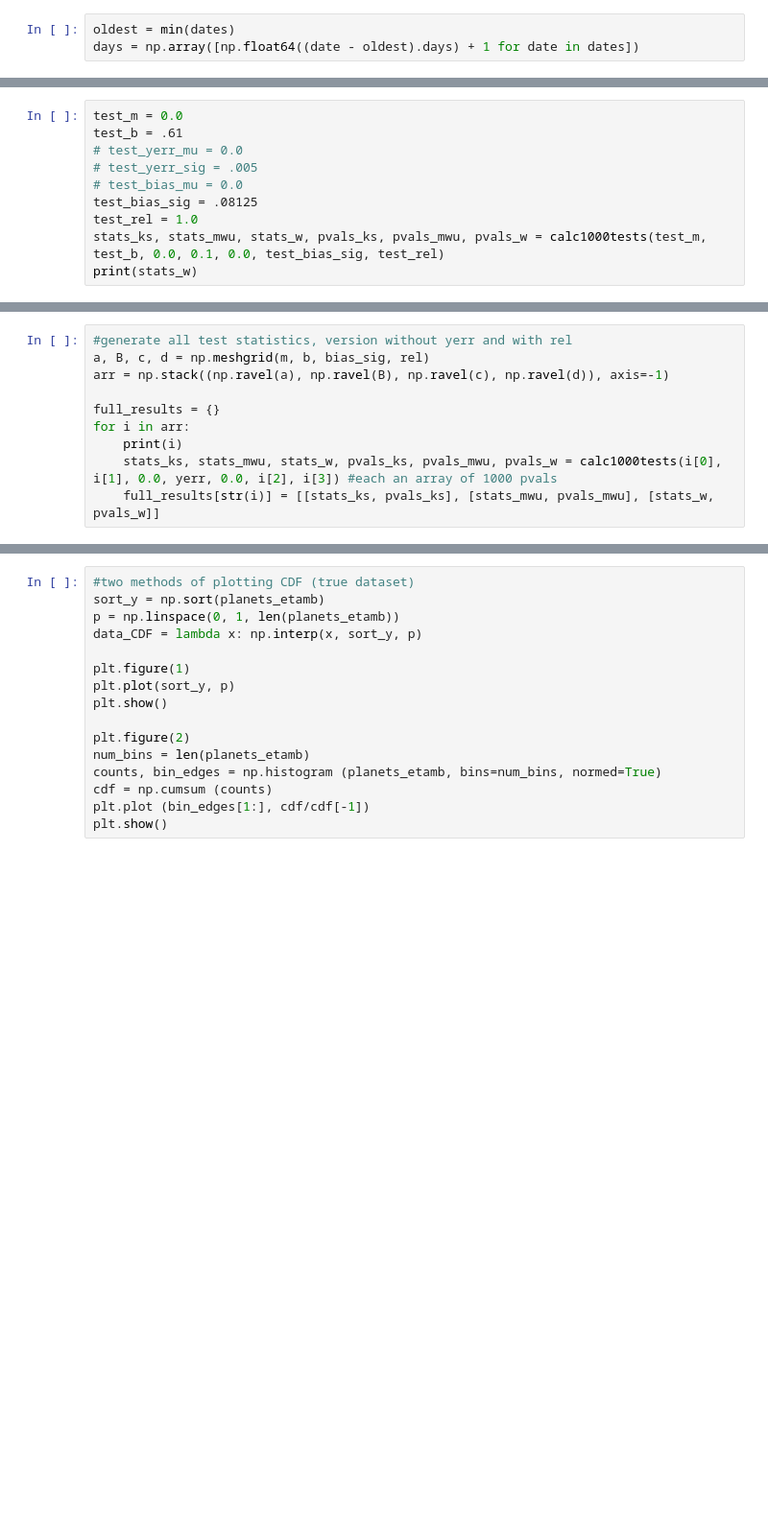
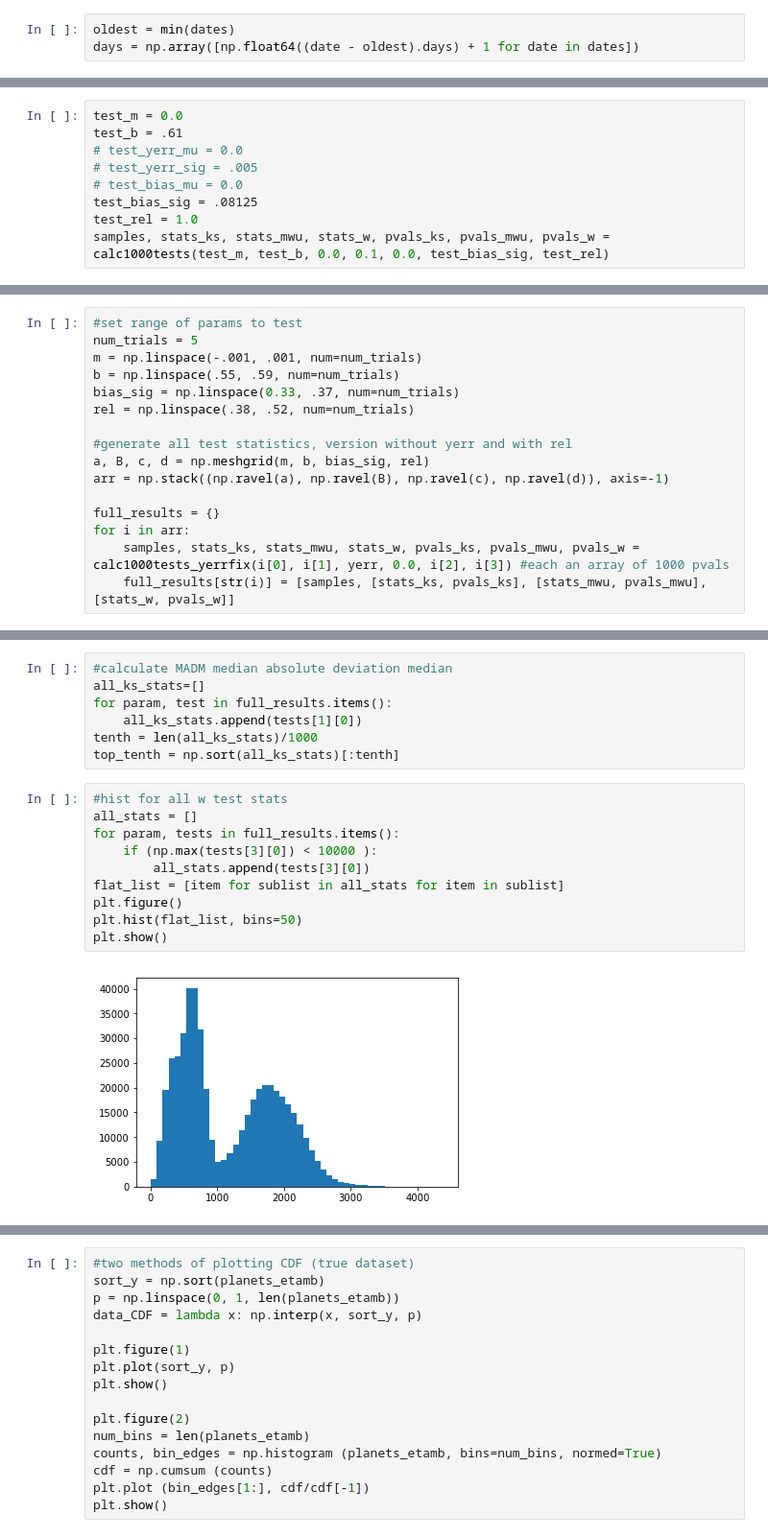
Before and after one commit to rebeccachen0/asiaa, a Jupyter notebook: forward_modeling.ipynb, the cells around one changed output, grey strips where cells are left out. Shown at 96% size. Saved outputs shown, nothing was run; the diff lists cells and outputs as text; blank space fills up the shorter version.

```diff
--- a/forward_modeling.ipynb
+++ b/forward_modeling.ipynb
@@ -107,5 +152,4 @@ test_b = .61
 # test_bias_mu = 0.0
 test_bias_sig = .08125
 test_rel = 1.0
-stats_ks, stats_mwu, stats_w, pvals_ks, pvals_mwu, pvals_w = calc1000tests(test_m, test_b, 0.0, 0.1, 0.0, test_bias_sig, test_rel)
-print(stats_w)
+samples, stats_ks, stats_mwu, stats_w, pvals_ks, pvals_mwu, pvals_w = calc1000tests(test_m, test_b, 0.0, 0.1, 0.0, test_bias_sig, test_rel)
@@ -129,10 +156,16 @@ rel = np.linspace(0.01, 2.0, num=num_trials)
 # %%
+#set range of params to test
+num_trials = 5
+m = np.linspace(-.001, .001, num=num_trials)
+b = np.linspace(.55, .59, num=num_trials)
+bias_sig = np.linspace(0.33, .37, num=num_trials)
+rel = np.linspace(.38, .52, num=num_trials)
+
 #generate all test statistics, version without yerr and with rel
 a, B, c, d = np.meshgrid(m, b, bias_sig, rel)
 arr = np.stack((np.ravel(a), np.ravel(B), np.ravel(c), np.ravel(d)), axis=-1)
 
 full_results = {}
 for i in arr:
-    print(i)
-    stats_ks, stats_mwu, stats_w, pvals_ks, pvals_mwu, pvals_w = calc1000tests(i[0], i[1], 0.0, yerr, 0.0, i[2], i[3]) #each an array of 1000 pvals
-    full_results[str(i)] = [[stats_ks, pvals_ks], [stats_mwu, pvals_mwu], [stats_w, pvals_w]]
+    samples, stats_ks, stats_mwu, stats_w, pvals_ks, pvals_mwu, pvals_w = calc1000tests_yerrfix(i[0], i[1], yerr, 0.0, i[2], i[3]) #each an array of 1000 pvals
+    full_results[str(i)] = [samples, [stats_ks, pvals_ks], [stats_mwu, pvals_mwu], [stats_w, pvals_w]]
@@ -191,0 +204,19 @@ wilcoxon mean:  1.94828974155e-40
+# %%
+#calculate MADM median absolute deviation median
+all_ks_stats=[]
+for param, test in full_results.items():
+    all_ks_stats.append(tests[1][0])
+tenth = len(all_ks_stats)/1000
+top_tenth = np.sort(all_ks_stats)[:tenth]
+# %%
+#hist for all w test stats
+all_stats = []
+for param, tests in full_results.items():
+    if (np.max(tests[3][0]) < 10000 ):
+        all_stats.append(tests[3][0])
+flat_list = [item for sublist in all_stats for item in sublist]
+plt.figure()
+plt.hist(flat_list, bins=50)
+plt.show()
+# %% [output]
+[figure, added]
```
Also changed, not shown: parts of 25 cells of this notebook, 13 other files.
